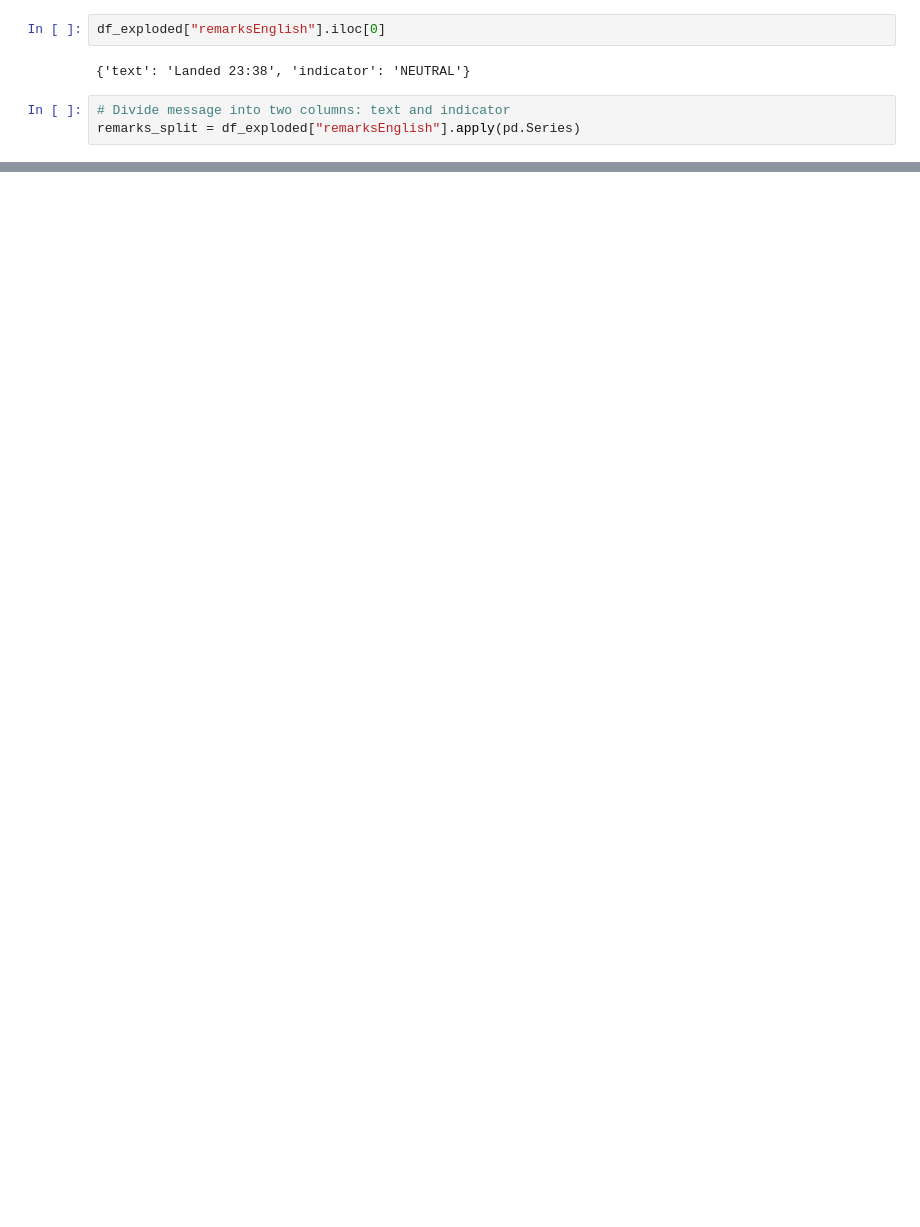
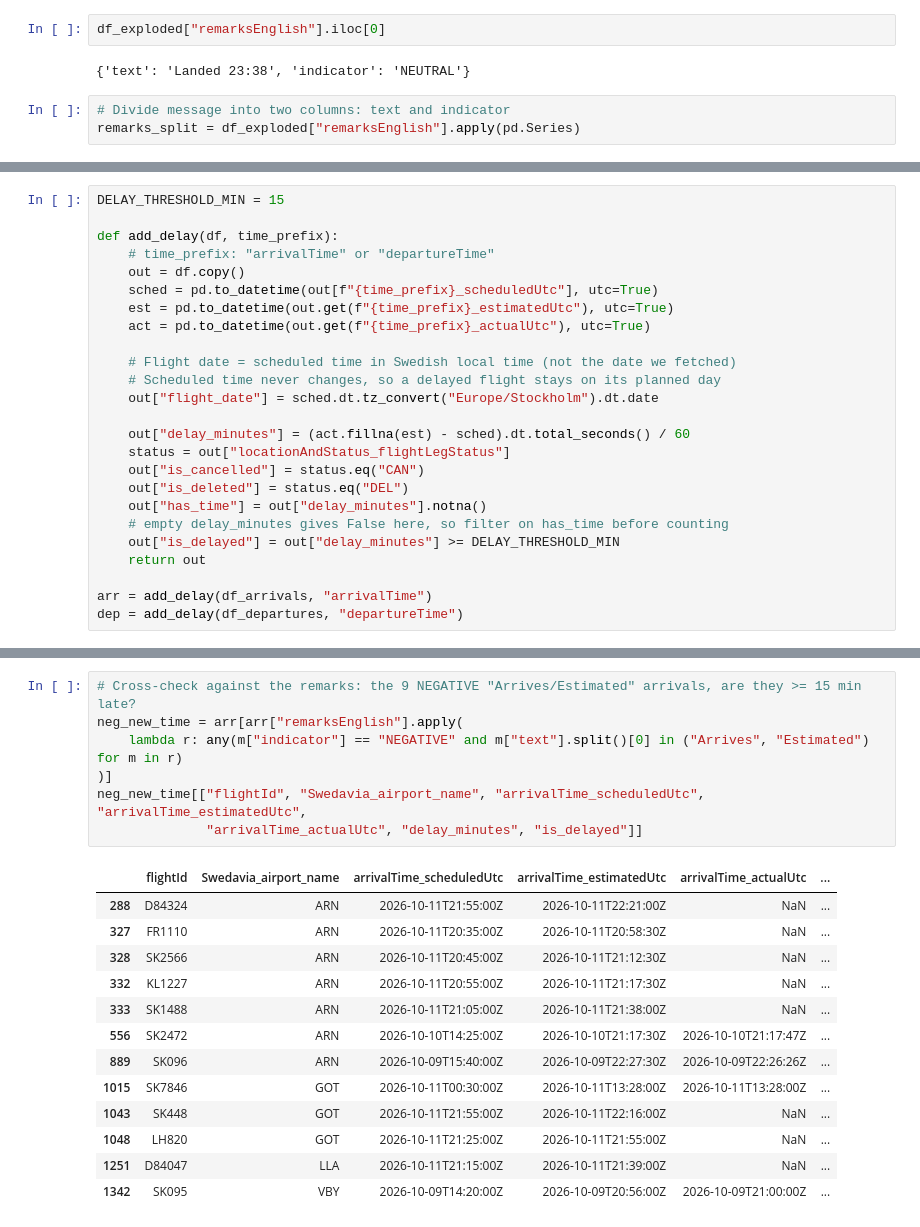
Before and after one commit to LisaYllander92/flight-analytics, a Jupyter notebook: eda/eda_swedavia.ipynb, the cells around one changed output, grey strips where cells are left out. Drawn from its saved outputs; the diff is of its cells as text; blank space fills up the shorter version.

Commit message:
feat: add delay definition to swedavia eda

```diff
--- a/eda/eda_swedavia.ipynb
+++ b/eda/eda_swedavia.ipynb
@@ -361,0 +384,25 @@ Name: count, dtype: int64
+# %%
+DELAY_THRESHOLD_MIN = 15
+
+def add_delay(df, time_prefix):
+    # time_prefix: "arrivalTime" or "departureTime"
+    out = df.copy()
+    sched = pd.to_datetime(out[f"{time_prefix}_scheduledUtc"], utc=True)
+    est = pd.to_datetime(out.get(f"{time_prefix}_estimatedUtc"), utc=True)
+    act = pd.to_datetime(out.get(f"{time_prefix}_actualUtc"), utc=True)
+
+    # Flight date = scheduled time in Swedish local time (not the date we fetched)
+    # Scheduled time never changes, so a delayed flight stays on its planned day
+    out["flight_date"] = sched.dt.tz_convert("Europe/Stockholm").dt.date
+
+    out["delay_minutes"] = (act.fillna(est) - sched).dt.total_seconds() / 60
+    status = out["locationAndStatus_flightLegStatus"]
+    out["is_cancelled"] = status.eq("CAN")
+    out["is_deleted"] = status.eq("DEL")
+    out["has_time"] = out["delay_minutes"].notna()
+    # empty delay_minutes gives False here, so filter on has_time before counting
+    out["is_delayed"] = out["delay_minutes"] >= DELAY_THRESHOLD_MIN
+    return out
+
+arr = add_delay(df_arrivals, "arrivalTime")
+dep = add_delay(df_departures, "departureTime")
@@ -361,0 +433,21 @@ Name: count, dtype: int64
+# %%
+# Cross-check against the remarks: the 9 NEGATIVE "Arrives/Estimated" arrivals, are they >= 15 min late?
+neg_new_time = arr[arr["remarksEnglish"].apply(
+    lambda r: any(m["indicator"] == "NEGATIVE" and m["text"].split()[0] in ("Arrives", "Estimated") for m in r)
+)]
+neg_new_time[["flightId", "Swedavia_airport_name", "arrivalTime_scheduledUtc", "arrivalTime_estimatedUtc",
+              "arrivalTime_actualUtc", "delay_minutes", "is_delayed"]]
+# %% [output]
+|  | flightId | Swedavia_airport_name | arrivalTime_scheduledUtc | arrivalTime_estimatedUtc | arrivalTime_actualUtc | ... |
+| 288 | D84324 | ARN | 2026-10-11T21:55:00Z | 2026-10-11T22:21:00Z | NaN | ... |
+| 327 | FR1110 | ARN | 2026-10-11T20:35:00Z | 2026-10-11T20:58:30Z | NaN | ... |
+| 328 | SK2566 | ARN | 2026-10-11T20:45:00Z | 2026-10-11T21:12:30Z | NaN | ... |
+| 332 | KL1227 | ARN | 2026-10-11T20:55:00Z | 2026-10-11T21:17:30Z | NaN | ... |
+| 333 | SK1488 | ARN | 2026-10-11T21:05:00Z | 2026-10-11T21:38:00Z | NaN | ... |
+| 556 | SK2472 | ARN | 2026-10-10T14:25:00Z | 2026-10-10T21:17:30Z | 2026-10-10T21:17:47Z | ... |
+| 889 | SK096 | ARN | 2026-10-09T15:40:00Z | 2026-10-09T22:27:30Z | 2026-10-09T22:26:26Z | ... |
+| 1015 | SK7846 | GOT | 2026-10-11T00:30:00Z | 2026-10-11T13:28:00Z | 2026-10-11T13:28:00Z | ... |
+| 1043 | SK448 | GOT | 2026-10-11T21:55:00Z | 2026-10-11T22:16:00Z | NaN | ... |
+| 1048 | LH820 | GOT | 2026-10-11T21:25:00Z | 2026-10-11T21:55:00Z | NaN | ... |
+| 1251 | D84047 | LLA | 2026-10-11T21:15:00Z | 2026-10-11T21:39:00Z | NaN | ... |
+| 1342 | SK095 | VBY | 2026-10-09T14:20:00Z | 2026-10-09T20:56:00Z | 2026-10-09T21:00:00Z | ... |
```
Also changed, not shown: parts of 14 cells of this notebook, 1 other file.
